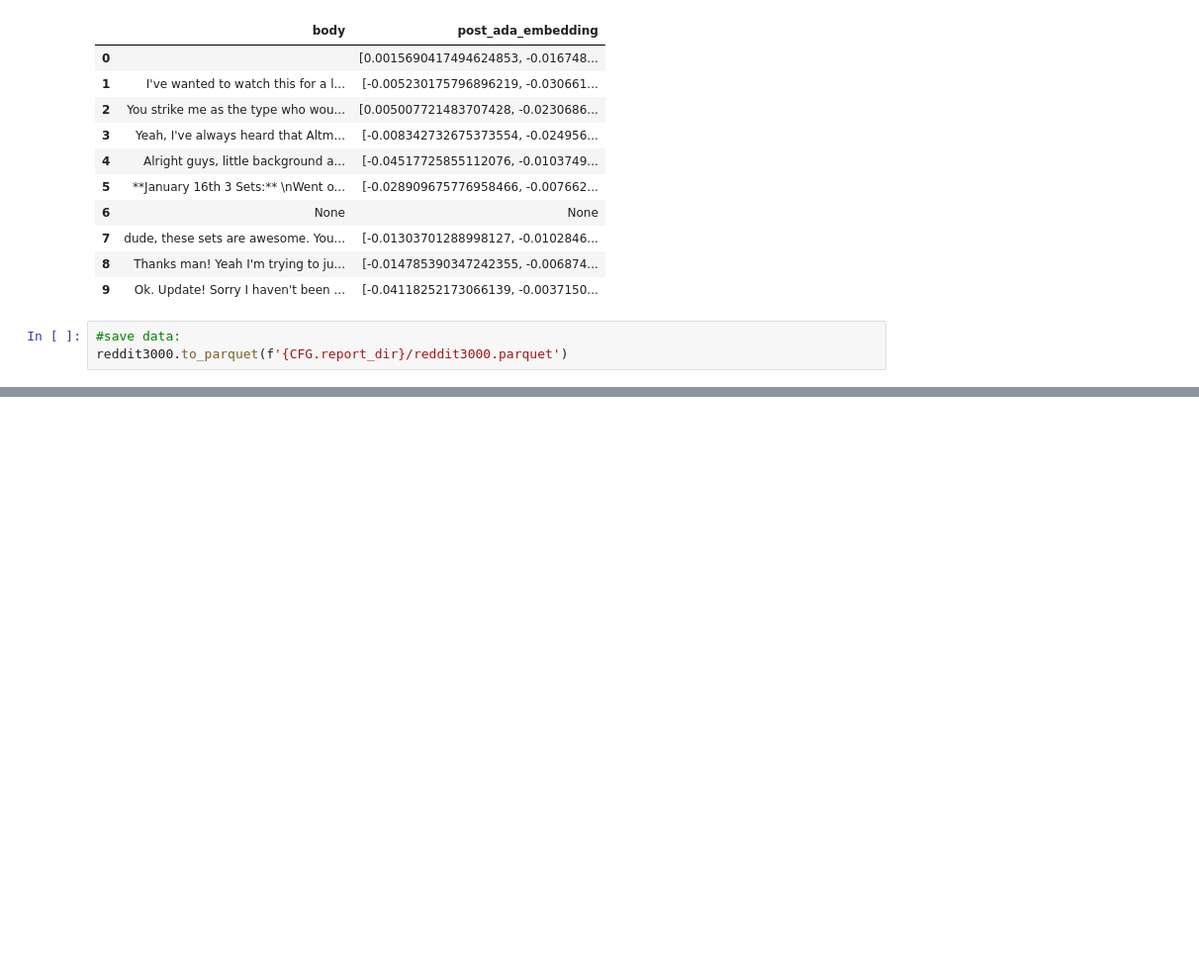
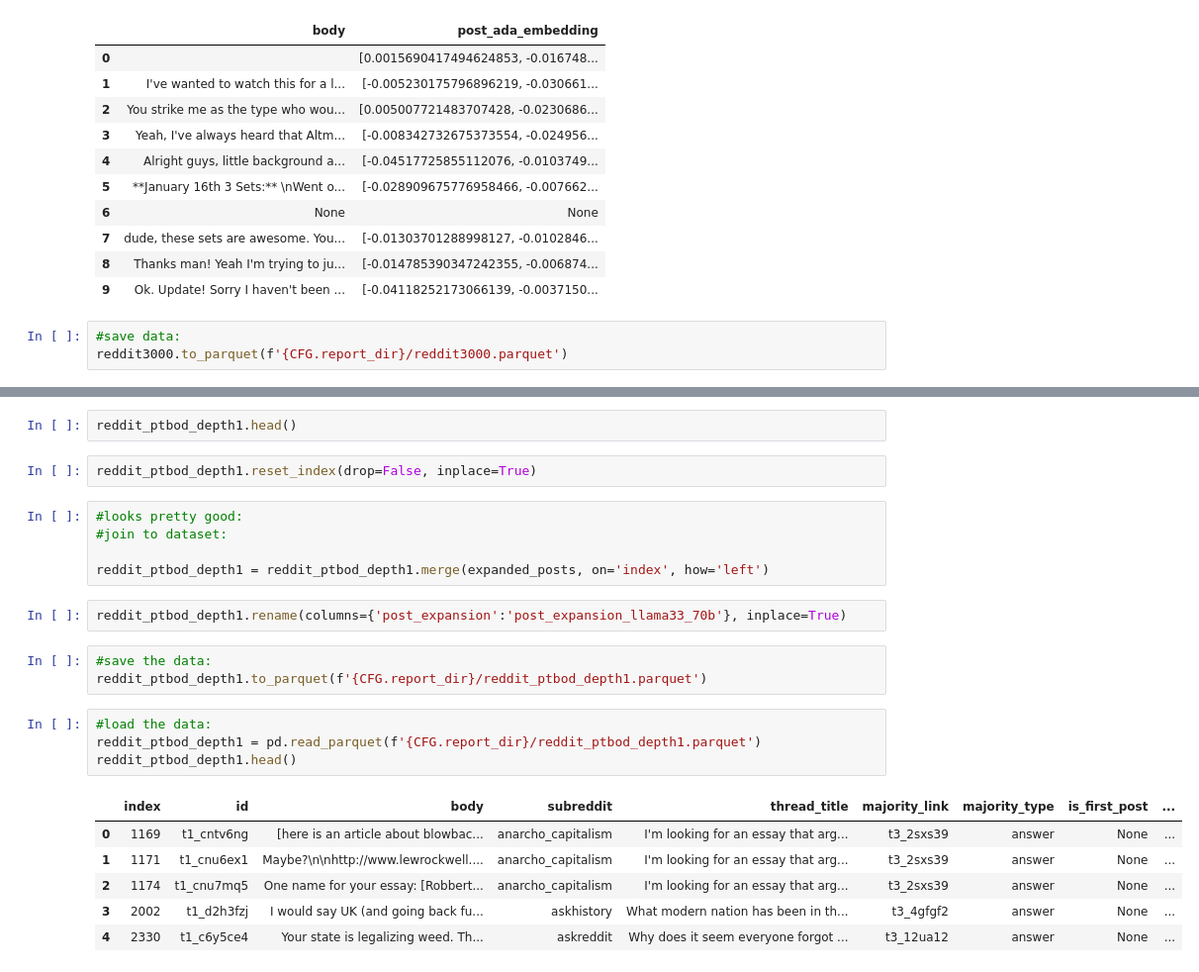
Before and after one commit to cl-trier/TWON-Exploration, a Jupyter notebook: 34--Diversity-of-Coarse-Discourse.ipynb, the cells around one changed output, grey strips where cells are left out. Shown at 99% size. Cells and saved outputs as stored; diff of their text form; blank space fills up the shorter version.

```diff
--- a/34--Diversity-of-Coarse-Discourse.ipynb
+++ b/34--Diversity-of-Coarse-Discourse.ipynb
@@ -839,0 +1058,25 @@ reddit3000.to_parquet(f'{CFG.report_dir}/reddit3000.parquet')
+# %%
+reddit_ptbod_depth1.head()
+# %%
+reddit_ptbod_depth1.reset_index(drop=False, inplace=True)
+# %%
+#looks pretty good:
+#join to dataset:
+
+reddit_ptbod_depth1 = reddit_ptbod_depth1.merge(expanded_posts, on='index', how='left')
+# %%
+reddit_ptbod_depth1.rename(columns={'post_expansion':'post_expansion_llama33_70b'}, inplace=True)
+# %%
+#save the data:
+reddit_ptbod_depth1.to_parquet(f'{CFG.report_dir}/reddit_ptbod_depth1.parquet')
+# %%
+#load the data:
+reddit_ptbod_depth1 = pd.read_parquet(f'{CFG.report_dir}/reddit_ptbod_depth1.parquet')
+reddit_ptbod_depth1.head()
+# %% [output]
+|  | index | id | body | subreddit | thread_title | majority_link | majority_type | is_first_post | ... |
+| 0 | 1169 | t1_cntv6ng | [here is an article about blowbac... | anarcho_capitalism | I'm looking for an essay that arg... | t3_2sxs39 | answer | None | ... |
+| 1 | 1171 | t1_cnu6ex1 | Maybe?\n\nhttp://www.lewrockwell.... | anarcho_capitalism | I'm looking for an essay that arg... | t3_2sxs39 | answer | None | ... |
+| 2 | 1174 | t1_cnu7mq5 | One name for your essay: [Robbert... | anarcho_capitalism | I'm looking for an essay that arg... | t3_2sxs39 | answer | None | ... |
+| 3 | 2002 | t1_d2h3fzj | I would say UK (and going back fu... | askhistory | What modern nation has been in th... | t3_4gfgf2 | answer | None | ... |
+| 4 | 2330 | t1_c6y5ce4 | Your state is legalizing weed. Th... | askreddit | Why does it seem everyone forgot ... | t3_12ua12 | answer | None | ... |
```
Also changed, not shown: parts of 11 cells of this notebook, 9 other files.
